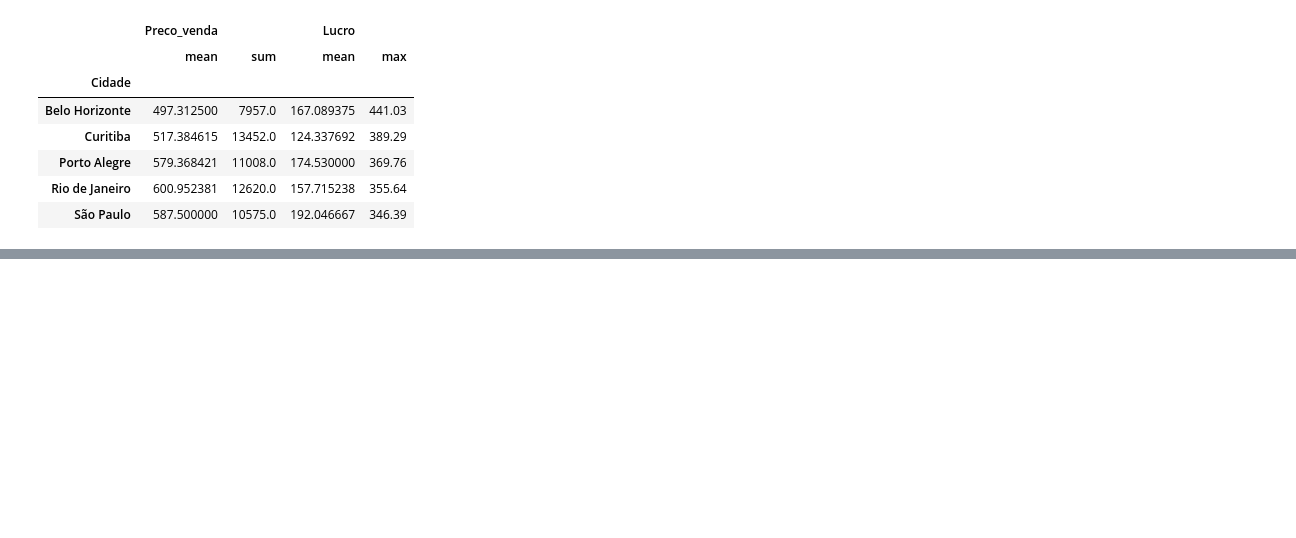
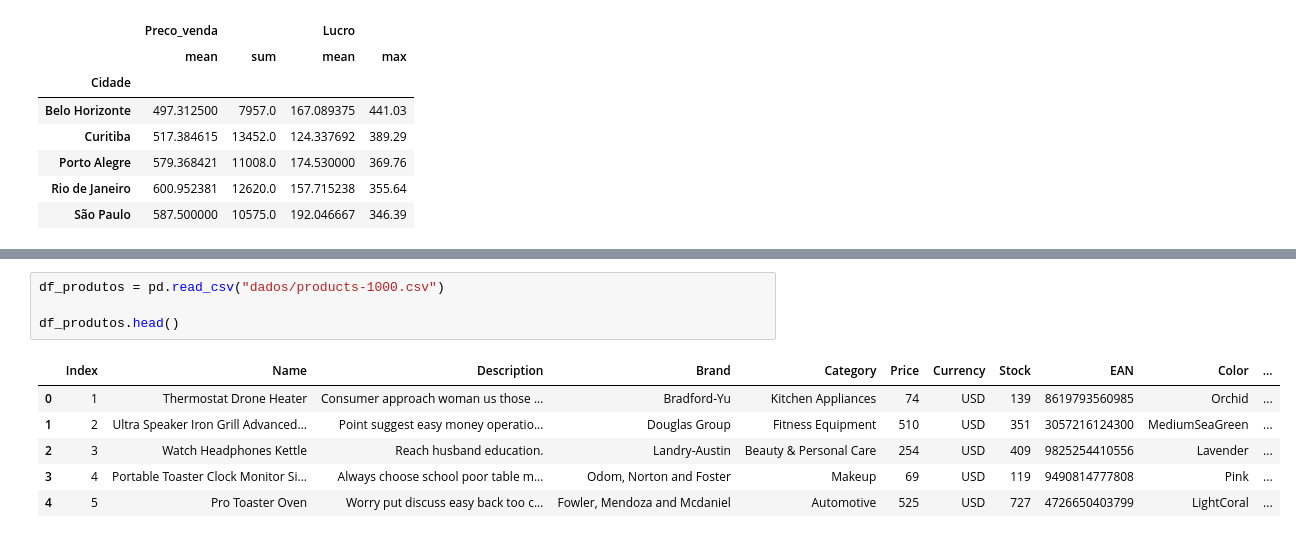
Before and after one commit to yveskleny/learning-pandas, a Jupyter notebook: execicios-slide.ipynb, the cells around one changed output, grey strips where cells are left out. Drawn from its saved outputs; the diff is of its cells as text; blank space fills up the shorter version.

```diff
--- a/execicios-slide.ipynb
+++ b/execicios-slide.ipynb
@@ -113,0 +135,11 @@ df_vendas.groupby("Cidade").agg({
+# %%
+df_produtos = pd.read_csv("dados/products-1000.csv")
+
+df_produtos.head()
+# %% [output]
+|  | Index | Name | Description | Brand | Category | Price | Currency | Stock | EAN | Color | ... |
+| 0 | 1 | Thermostat Drone Heater | Consumer approach woman us those ... | Bradford-Yu | Kitchen Appliances | 74 | USD | 139 | 8619793560985 | Orchid | ... |
+| 1 | 2 | Ultra Speaker Iron Grill Advanced... | Point suggest easy money operatio... | Douglas Group | Fitness Equipment | 510 | USD | 351 | 3057216124300 | MediumSeaGreen | ... |
+| 2 | 3 | Watch Headphones Kettle | Reach husband education. | Landry-Austin | Beauty & Personal Care | 254 | USD | 409 | 9825254410556 | Lavender | ... |
+| 3 | 4 | Portable Toaster Clock Monitor Si... | Always choose school poor table m... | Odom, Norton and Foster | Makeup | 69 | USD | 119 | 9490814777808 | Pink | ... |
+| 4 | 5 | Pro Toaster Oven | Worry put discuss easy back too c... | Fowler, Mendoza and Mcdaniel | Automotive | 525 | USD | 727 | 4726650403799 | LightCoral | ... |
```
Also changed, not shown: parts of 18 cells of this notebook, 3 other files.
